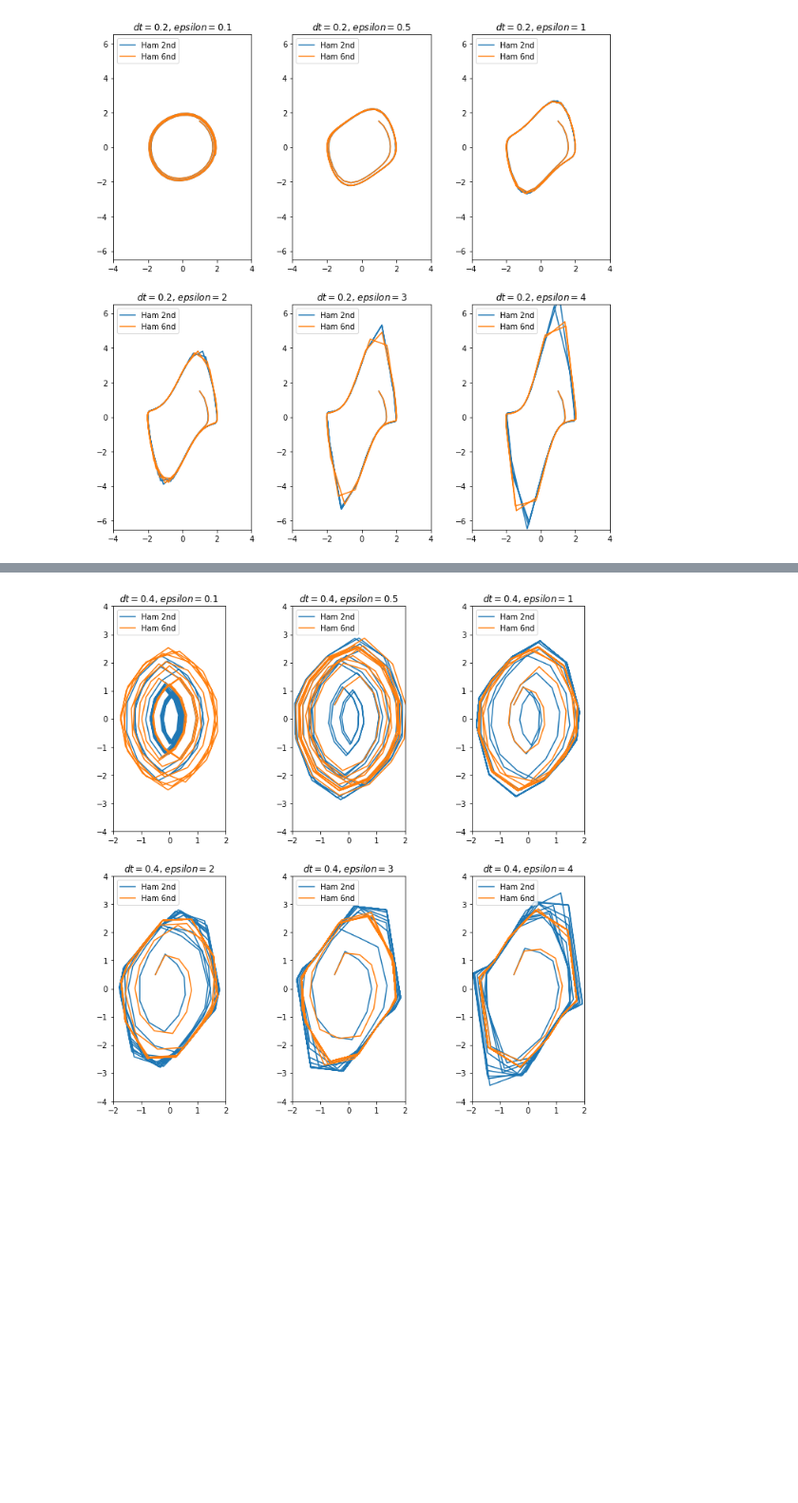
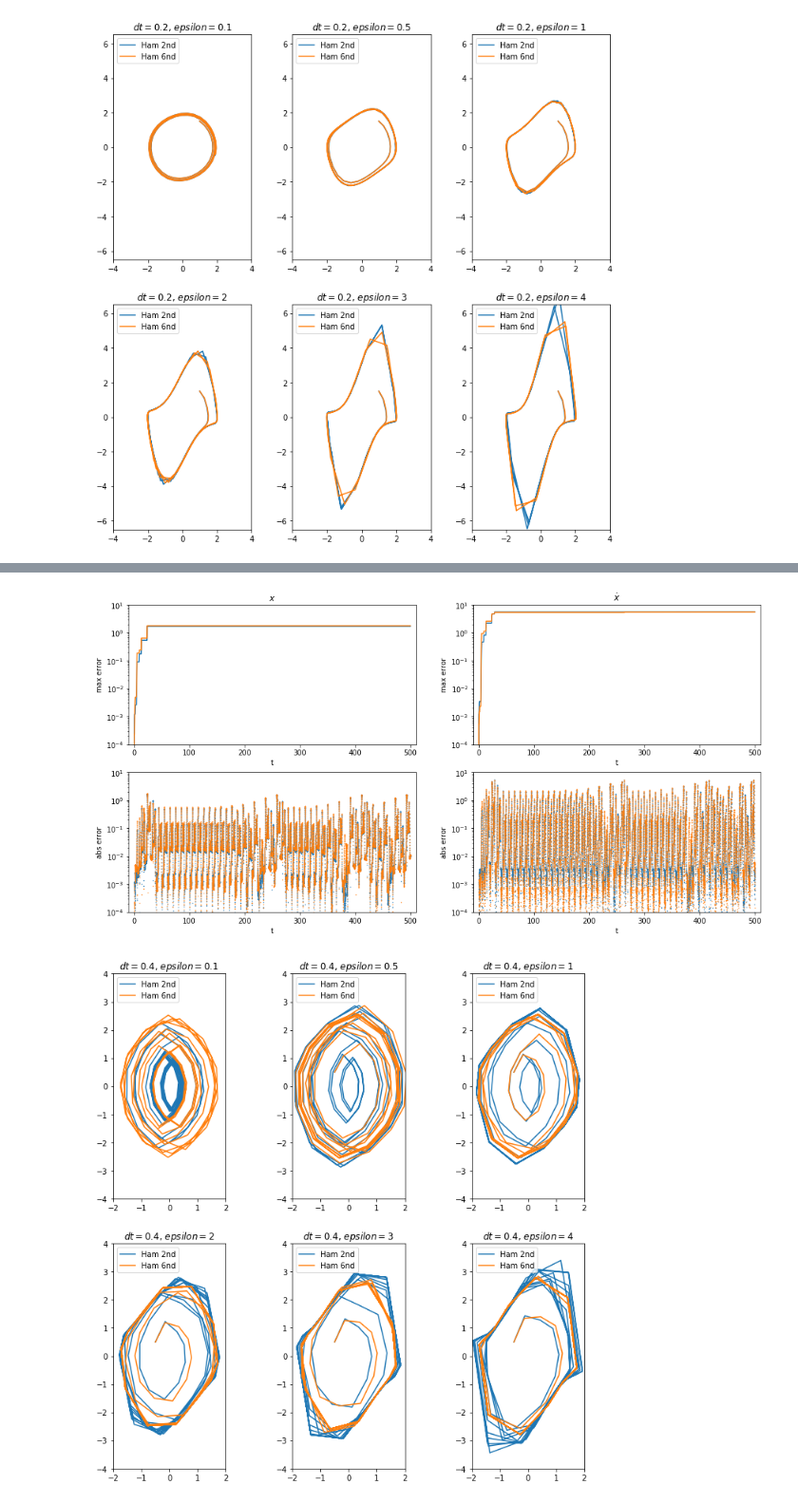
Before and after one commit to mseri/contact-integrators, a Jupyter notebook: Liénard systems.ipynb, the cells around one changed output, grey strips where cells are left out. Shown: that part at 95% size. Cells and saved outputs as stored; diff of their text form; code cells hidden in the pictures; blank space fills up the shorter version.

```diff
--- a/Liénard systems.ipynb
+++ b/Liénard systems.ipynb
@@ -190,3 +242,76 @@ plt.show()
+# %%
+plt.figure(figsize=(16,8))
+
+cut = 0
+plt.subplot("221")
+plt.title("$x$")
+plt.xlabel("t")
+plt.ylabel("max error")
+plt.plot(tout[cut:],
+         err(sol[:,1][cut::jump],y_odeint[cut:,0]))
+plt.plot(tout[cut:],
+         err(sol2[:,1][cut::jump],y_odeint[cut:,0]))
+plt.yscale('log')
+plt.xlim(-10,510)
+plt.ylim(1e-4,10)
+
+plt.subplot("222")
+plt.title("$\dot{x}$")
+plt.xlabel("t")
+plt.ylabel("max error")
+plt.plot(tout[cut:],
+         err(sols[cut::jump],y_odeint[cut:,1]))
+plt.plot(tout[cut:],
+         err(sols2[cut::jump],y_odeint[cut:,1]))
+plt.yscale('log')
+plt.xlim(-10,510)
+plt.ylim(1e-4,10)
+
+# cut = 3000
+# plt.subplot("223")
+# plt.xlabel("t")
+# plt.ylabel("max error")
+# plt.plot(tout[cut:],
+#          err(sol[:,1][cut::jump],y_odeint[cut:,0]))
+# plt.yscale('log')
+# plt.xlim(-10,510)
+# plt.ylim(1e-4,10)
+
+# cut = 3000
+# plt.subplot("224")
+# plt.xlabel("t")
+# plt.ylabel("max error")
+# plt.plot(tout[cut:],
+#          err(sols[cut::jump],y_odeint[cut:,1]))
+# plt.yscale('log')
+# plt.xlim(-10,510)
+# plt.ylim(1e-4,10)
+
+plt.subplot("223")
+plt.xlabel("t")
+plt.ylabel("abs error")
+plt.scatter(tout,
+         abs(sol[:,1][::jump] - y_odeint[:,0]), s=0.2)
+plt.scatter(tout,
+         abs(sol2[:,1][::jump] - y_odeint[:,0]), s=0.2)
+plt.yscale('log')
+plt.ylim(1e-4,10)
+plt.xlim(-10,510)
+
+plt.subplot("224")
+plt.xlabel("t")
+plt.ylabel("abs error")
+plt.scatter(tout,
+         abs(sols[::jump] - y_odeint[:,1]), s=0.2)
+plt.scatter(tout,
+         abs(sols2[::jump] - y_odeint[:,1]), s=0.2)
+plt.yscale('log')
+plt.ylim(1e-4,10)
+plt.xlim(-10,510)
+
+plt.show()
+# %% [output]
+[figure, added]
 # %%
 # From Fangfang Jiang, Zhicheng Jim, Yan Wang:
 # "Qualitative Analysis of Crossing Limit Cycles in a Class of Discontinuous Liénard Systems with Symmetry"
```
Also changed, not shown: parts of 18 cells of this notebook.
